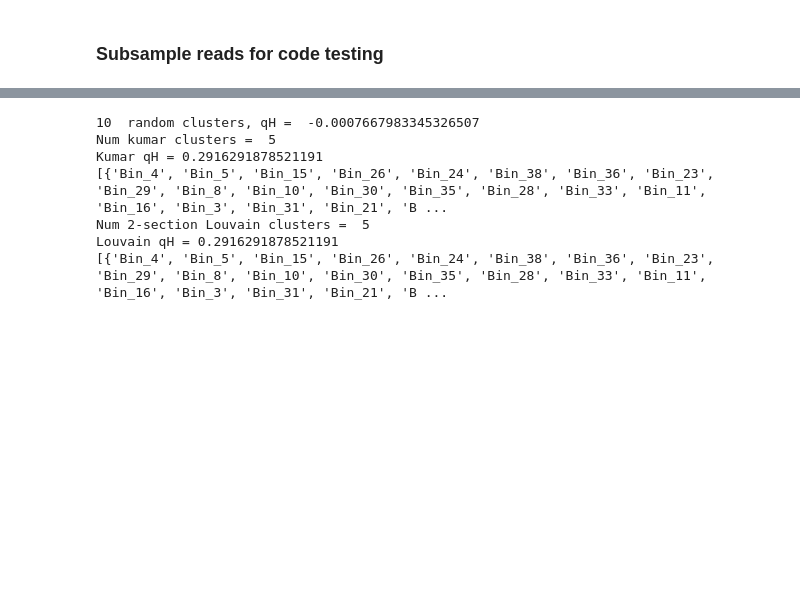
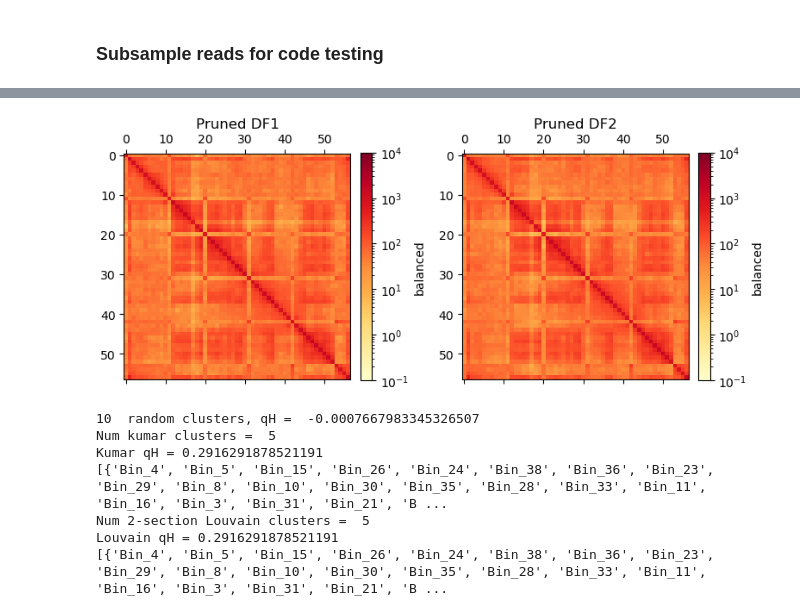
Before and after one commit to noush-joglekar/sporeC_prelim, a Jupyter notebook: scripts/jupyterNB/cluster_promethHypergraph_ch19.ipynb, the cells around one changed output, grey strips where cells are left out. Cells and saved outputs as stored; diff of their text form; code cells hidden in the pictures; blank space fills up the shorter version.

```diff
--- a/scripts/jupyterNB/cluster_promethHypergraph_ch19.ipynb
+++ b/scripts/jupyterNB/cluster_promethHypergraph_ch19.ipynb
@@ -205,0 +276,13 @@ plt.show()
+# %%
+toRemove1 = []
+for e in ic19_full.edges:
+    if tuple(ic19_full.edges[e]) in common_elements:
+        toRemove1.append(e)
+
+toRemove2 = []
+for e in ic19_full2.edges:
+    if tuple(ic19_full2.edges[e]) in common_elements:
+        toRemove2.append(e)
+# %%
+ic19_pruned = ic19_full.remove_edges(keys = toRemove1)
+ic192_pruned = ic19_full2.remove_edges(keys = toRemove2)
@@ -206,3 +298,32 @@ plt.show()
+# %%
+from matplotlib.colors import LogNorm
+
+f, axs = plt.subplots(
+    figsize=(8,4),
+    ncols=2, nrows = 1)
+
+ax = axs[0]
+im = ax.matshow(
+    hic_pruned1,
+    cmap='YlOrRd',
+    norm = LogNorm(vmax=10**4, vmin = 0.1)
+)
+ax.set_title("Pruned DF1", y=1.08)
+plt.colorbar(im, ax=ax ,fraction=0.046, pad=0.04, label='balanced');
+
+ax = axs[1]
+im = ax.matshow(
+    hic_pruned2,
+    cmap='YlOrRd',
+    norm = LogNorm(vmax=10**4,vmin = 0.1)
+)
+ax.set_title("Pruned DF2", y=1.08)
+plt.colorbar(im, ax=ax ,fraction=0.046, pad=0.04, label='balanced');
+
+plt.tight_layout()
+plt.show()
+# %% [output]
+[figure, added]
 # %%
 for e in ic19_full.edges:
     ic19_full.edges[e].weight = weights[e]
```
Also changed, not shown: parts of 14 cells of this notebook, 1 other file.
